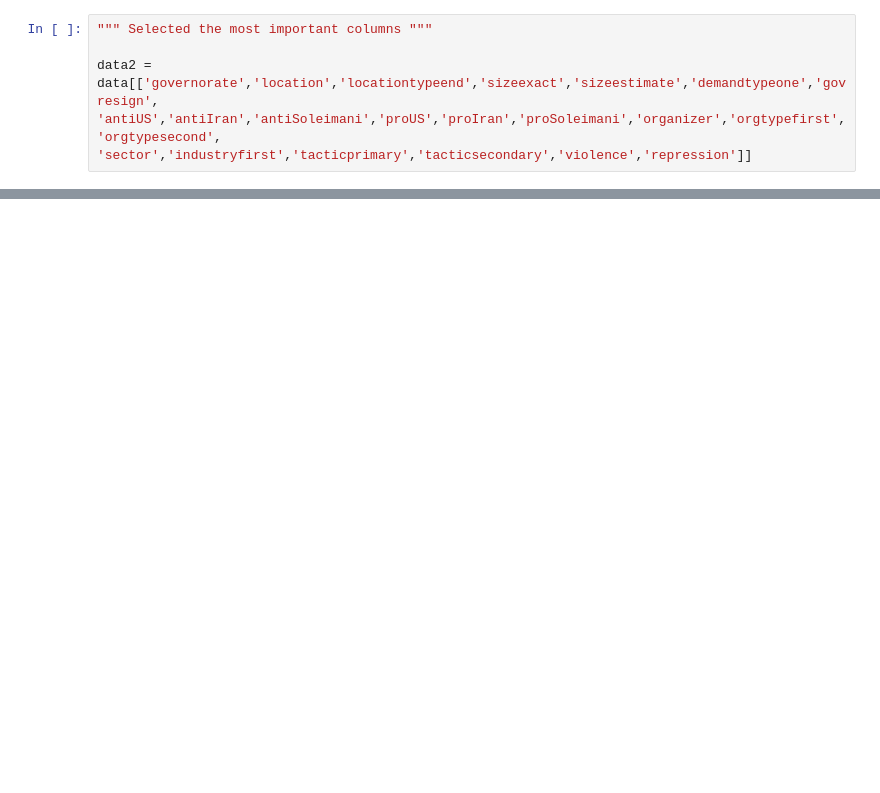
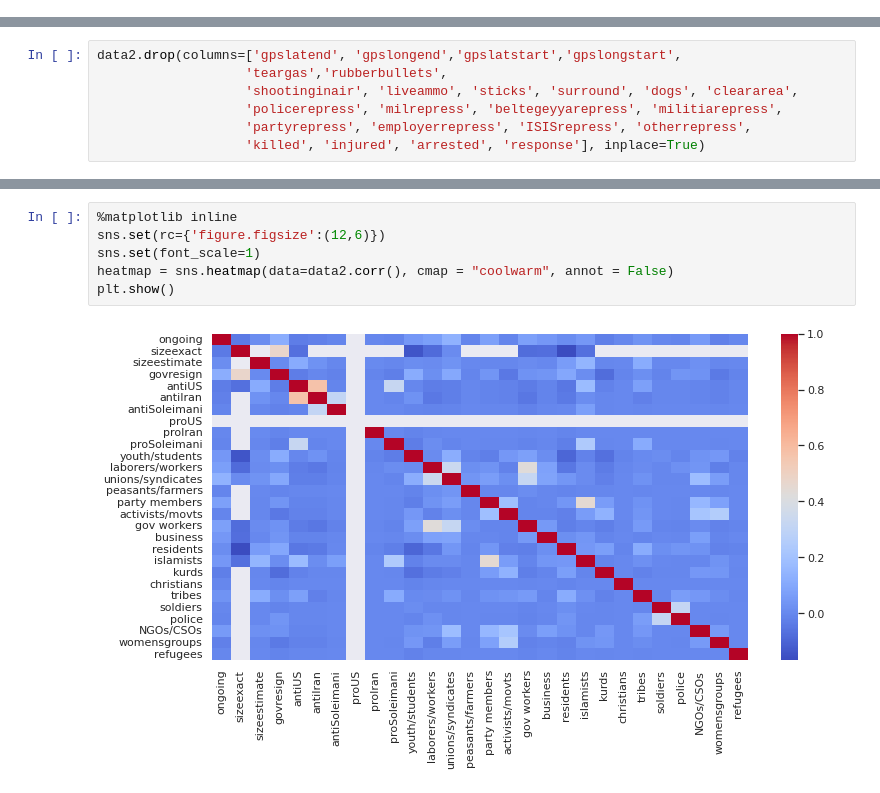
Before and after one commit to NoahDarwich/portest, a Jupyter notebook: notebooks/iraq_exploration.ipynb, the cells around one changed output, grey strips where cells are left out. Cells and saved outputs as stored; diff of their text form; blank space fills up the shorter version.

```diff
--- a/notebooks/iraq_exploration.ipynb
+++ b/notebooks/iraq_exploration.ipynb
@@ -39,7 +46 @@ dtypes: float64(10), int64(42), object(26)
 memory usage: 1.6+ MB
-# %%
-""" Selected the most important columns """
-
-data2 = data[['governorate','location','locationtypeend','sizeexact','sizeestimate','demandtypeone','govresign',
-'antiUS','antiIran','antiSoleimani','proUS','proIran','proSoleimani','organizer','orgtypefirst','orgtypesecond',
-'sector','industryfirst','tacticprimary','tacticsecondary','violence','repression']]
@@ -76,0 +101,7 @@ heatmap = sns.heatmap(corr, annot=True, cmap="Reds")
+# %%
+data2.drop(columns=['gpslatend', 'gpslongend','gpslatstart','gpslongstart',
+                   'teargas','rubberbullets',
+                   'shootinginair', 'liveammo', 'sticks', 'surround', 'dogs', 'cleararea',
+                   'policerepress', 'milrepress', 'beltegeyyarepress', 'militiarepress',
+                   'partyrepress', 'employerrepress', 'ISISrepress', 'otherrepress',
+                   'killed', 'injured', 'arrested', 'response'], inplace=True)
@@ -76,0 +124,8 @@ heatmap = sns.heatmap(corr, annot=True, cmap="Reds")
+# %%
+%matplotlib inline
+sns.set(rc={'figure.figsize':(12,6)})
+sns.set(font_scale=1)
+heatmap = sns.heatmap(data=data2.corr(), cmap = "coolwarm", annot = False)
+plt.show()
+# %% [output]
+[figure, added]
```
Also changed, not shown: parts of 19 cells of this notebook.
